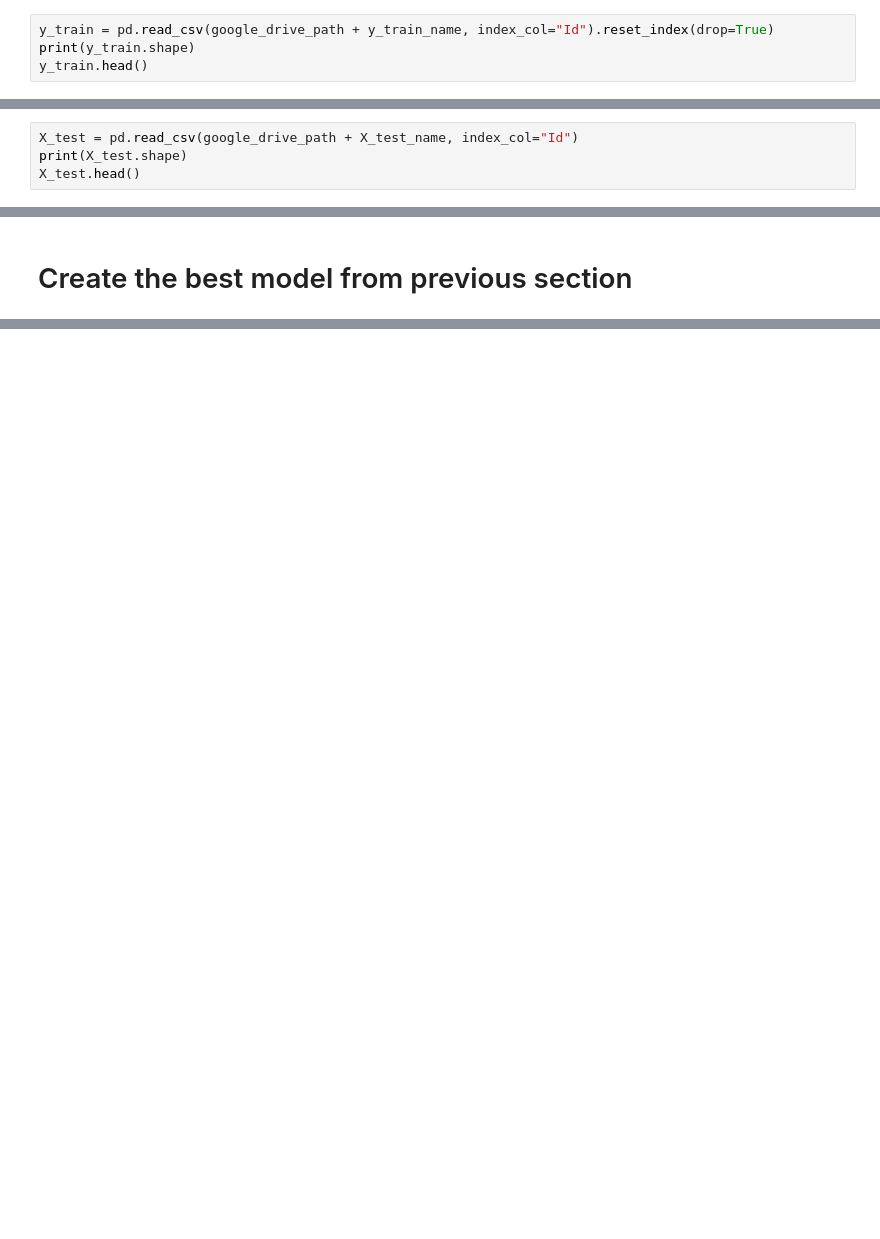
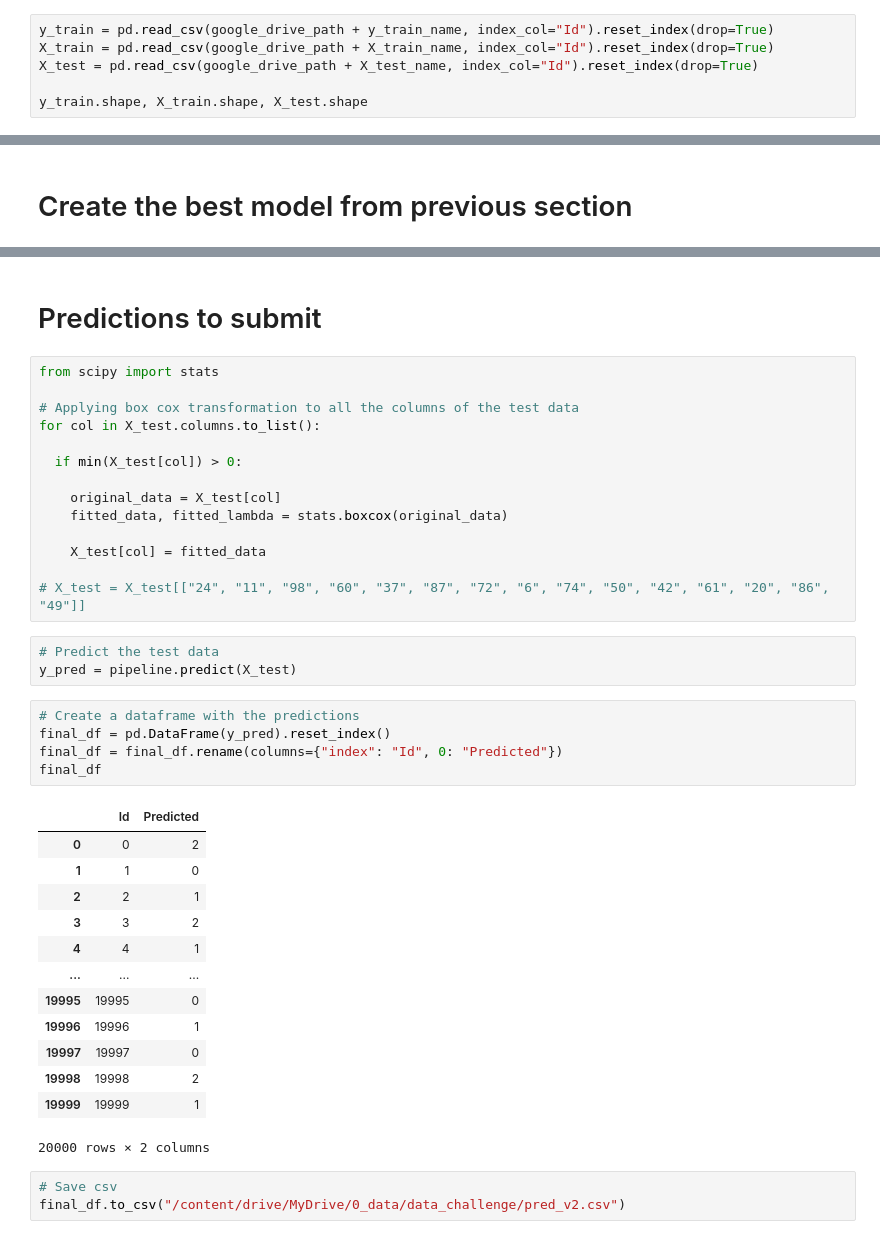
Before and after one commit to nattzza/AutoML-Data-Challenge, a Jupyter notebook: KaggleDataChallenge.ipynb, the cells around one changed output, grey strips where cells are left out. Cells and saved outputs as stored; diff of their text form; blank space fills up the shorter version.

```diff
--- a/KaggleDataChallenge.ipynb
+++ b/KaggleDataChallenge.ipynb
@@ -30,6 +33,8 @@ y_train_name = "/target_train.csv"
 X_test_name = "/features_test.csv"
 # %%
 y_train = pd.read_csv(google_drive_path + y_train_name, index_col="Id").reset_index(drop=True)
-print(y_train.shape)
-y_train.head()
+X_train = pd.read_csv(google_drive_path + X_train_name, index_col="Id").reset_index(drop=True)
+X_test = pd.read_csv(google_drive_path + X_test_name, index_col="Id").reset_index(drop=True)
+
+y_train.shape, X_train.shape, X_test.shape
 # %% [output]
@@ -54,4 +41,0 @@ X_train.head()
-# %%
-X_test = pd.read_csv(google_drive_path + X_test_name, index_col="Id")
-print(X_test.shape)
-X_test.head()
@@ -348,0 +339,41 @@ tuned_gbc = tune_model(gbc, n_iter=50, optimize = 'f1')
+# %% [markdown]
+# Predictions to submit
+# %%
+from scipy import stats
+
+# Applying box cox transformation to all the columns of the test data
+for col in X_test.columns.to_list():
+
+  if min(X_test[col]) > 0:
+
+    original_data = X_test[col]
+    fitted_data, fitted_lambda = stats.boxcox(original_data)
+
+    X_test[col] = fitted_data
+
+# X_test = X_test[["24", "11", "98", "60", "37", "87", "72", "6", "74", "50", "42", "61", "20", "86", "49"]]
+# %%
+# Predict the test data
+y_pred = pipeline.predict(X_test)
+# %%
+# Create a dataframe with the predictions
+final_df = pd.DataFrame(y_pred).reset_index()
+final_df = final_df.rename(columns={"index": "Id", 0: "Predicted"})
+final_df
+# %% [output]
+|  | Id | Predicted |
+| 0 | 0 | 2 |
+| 1 | 1 | 0 |
+| 2 | 2 | 1 |
+| 3 | 3 | 2 |
+| 4 | 4 | 1 |
+| ... | ... | ... |
+| 19995 | 19995 | 0 |
+| 19996 | 19996 | 1 |
+| 19997 | 19997 | 0 |
+| 19998 | 19998 | 2 |
+| 19999 | 19999 | 1 |
+20000 rows × 2 columns
+# %%
+# Save csv
+final_df.to_csv("/content/drive/MyDrive/0_data/data_challenge/pred_v2.csv")
```
Also changed, not shown: parts of 41 cells of this notebook.
